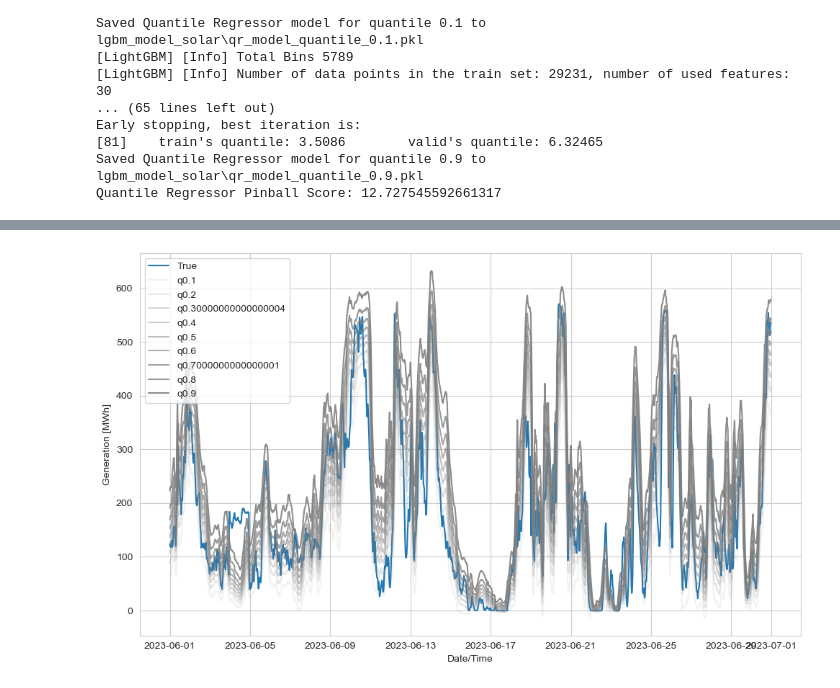
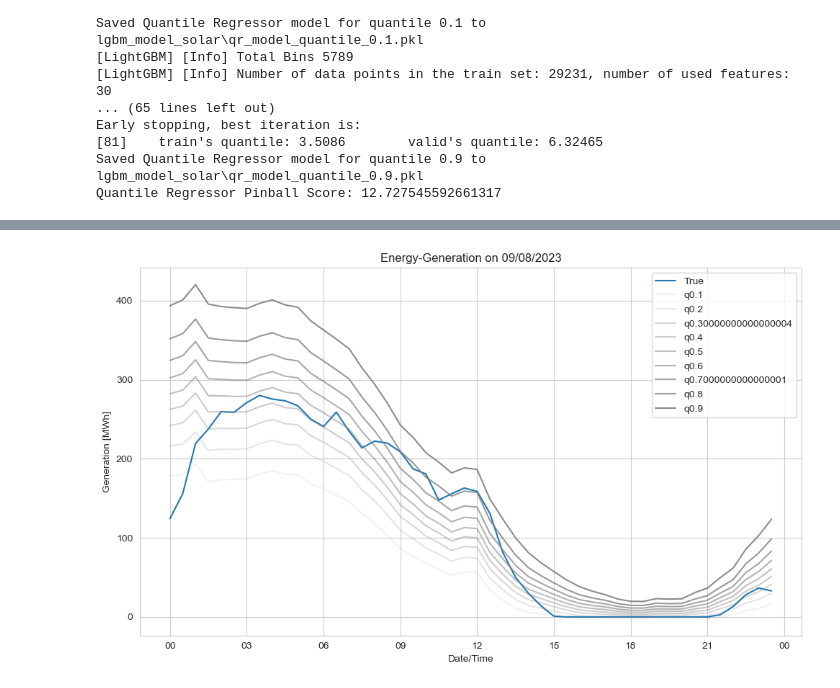
Before and after one commit to av1c3nna/awp2, a Jupyter notebook: code/model_training.ipynb, the cells around one changed output, grey strips where cells are left out. Drawn from its saved outputs; the diff is of its cells as text; code cells hidden in the pictures.

Commit message:
adjusted plot for better overview

```diff
--- a/code/model_training.ipynb
+++ b/code/model_training.ipynb
@@ -287,7 +287,7 @@ pinball score 40.19596026318455
 # %%
-nn_wind.plot_quantils(feature_engineerer_wind.y_test.index, nn_wind.q_prediction_nn, quantiles, year=2023, month=6)
+nn_wind.plot_quantils(feature_engineerer_wind.y_test.index, nn_wind.q_prediction_nn, quantiles, day=9)
 # %% [output]
-[figure, old version]
+[figure, new version]
 # %%
 import neural_networks
 importlib.reload(neural_networks)
```
Also changed, not shown: parts of 10 cells of this notebook, 1 other file.
